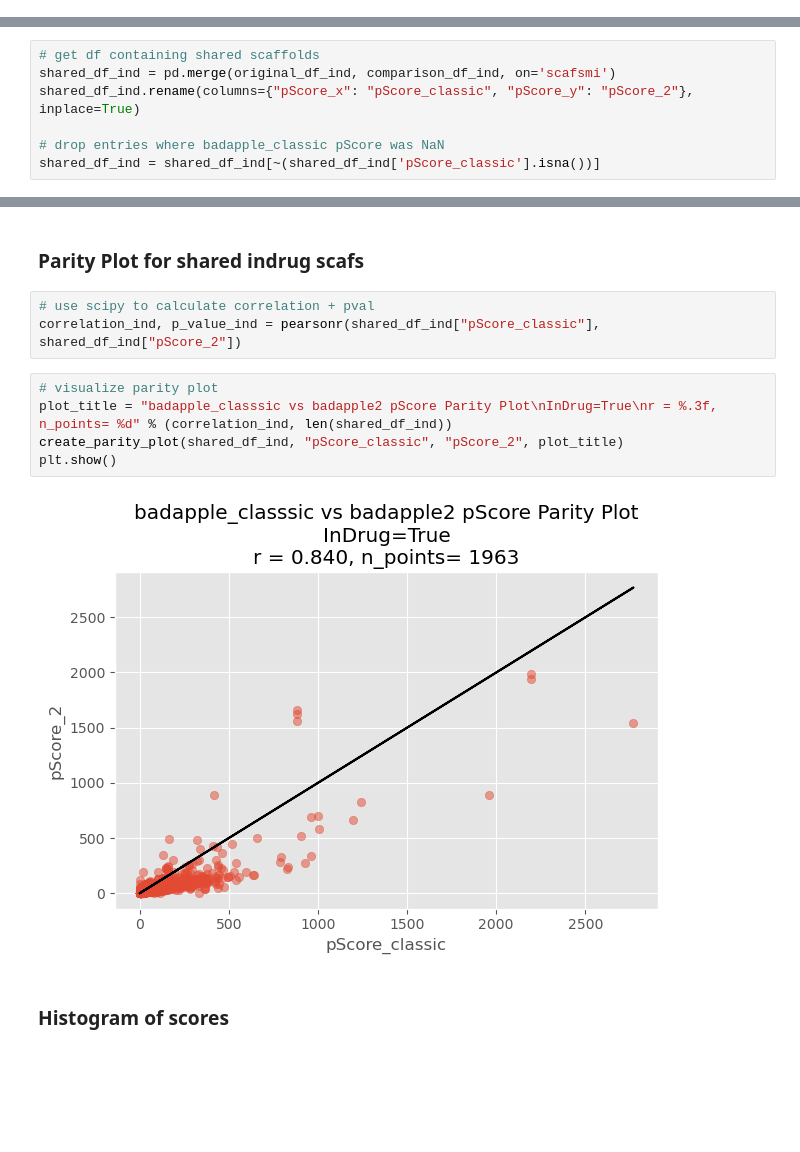
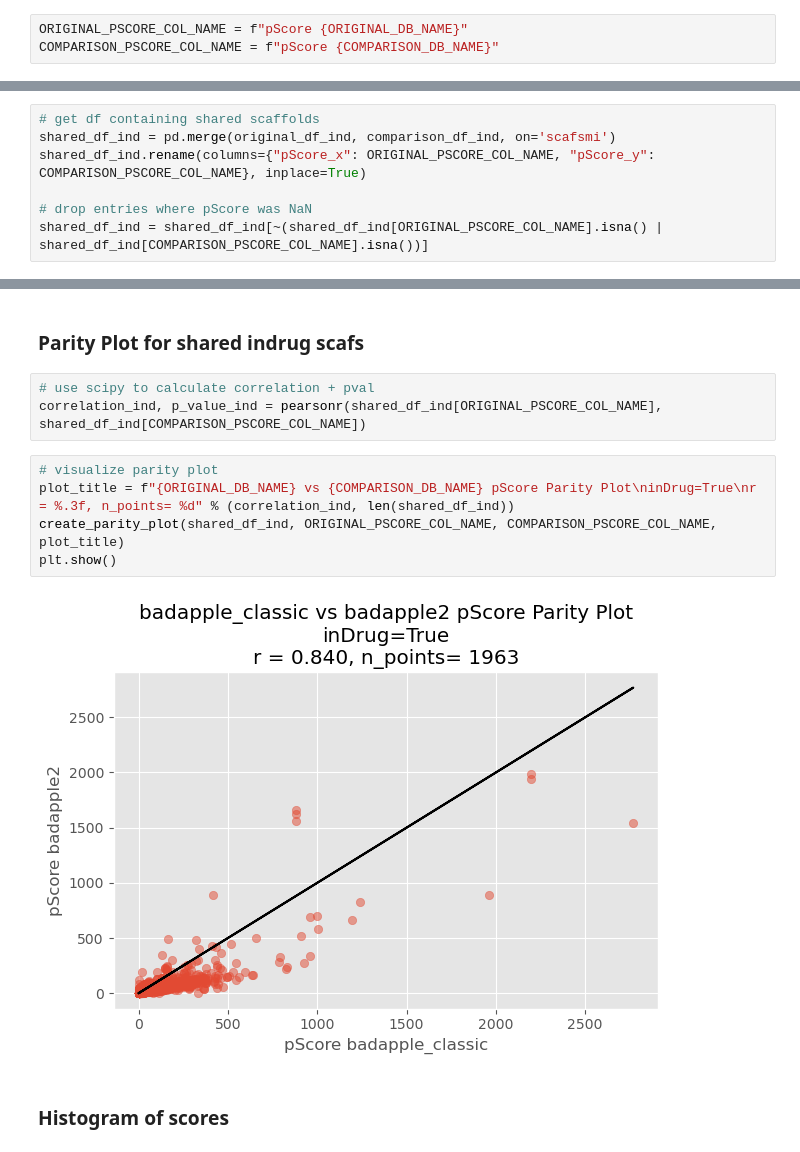
Before and after one commit to unmtransinfo/Badapple2, a Jupyter notebook: src/notebooks/badapple2-vs-badapple_classic.ipynb, the cells around one changed output, grey strips where cells are left out. Drawn from its saved outputs; the diff is of its cells as text; blank space fills up the shorter version.

Commit message:
update comparison notebooks

```diff
--- a/src/notebooks/badapple2-vs-badapple_classic.ipynb
+++ b/src/notebooks/badapple2-vs-badapple_classic.ipynb
@@ -83,6 +81,9 @@ summary_df
 # %% [markdown]
 # pScore Comparison
 Note: Have validated through [validate_pScore_differences.sql](../sql/validate_pScore_differences.sql) that in all cases where pScores differ the scaffold statistics (nsub_tested, nsub_active, etc) also differ (as expected).
+# %%
+ORIGINAL_PSCORE_COL_NAME = f"pScore {ORIGINAL_DB_NAME}"
+COMPARISON_PSCORE_COL_NAME = f"pScore {COMPARISON_DB_NAME}"
 # %%
 def get_pScores(db_cursor, db_conn):
     query = sql.SQL("SELECT scafsmi, pScore FROM scaffold order by scafsmi")
@@ -425,10 +424,10 @@ comparison_df_ind = get_pScore_df(comparison_pScores_ind, dropna=False)
 # %%
 # get df containing shared scaffolds
 shared_df_ind = pd.merge(original_df_ind, comparison_df_ind, on='scafsmi')
-shared_df_ind.rename(columns={"pScore_x": "pScore_classic", "pScore_y": "pScore_2"}, inplace=True)
+shared_df_ind.rename(columns={"pScore_x": ORIGINAL_PSCORE_COL_NAME, "pScore_y": COMPARISON_PSCORE_COL_NAME}, inplace=True)
 
-# drop entries where badapple_classic pScore was NaN
-shared_df_ind = shared_df_ind[~(shared_df_ind['pScore_classic'].isna())]
+# drop entries where pScore was NaN
+shared_df_ind = shared_df_ind[~(shared_df_ind[ORIGINAL_PSCORE_COL_NAME].isna() | shared_df_ind[COMPARISON_PSCORE_COL_NAME].isna())]
 # %%
 shared_df_ind
 # %% [output]
@@ -449,14 +448,14 @@ shared_df_ind
 ### Parity Plot for shared indrug scafs
 # %%
 # use scipy to calculate correlation + pval
-correlation_ind, p_value_ind = pearsonr(shared_df_ind["pScore_classic"], shared_df_ind["pScore_2"])
+correlation_ind, p_value_ind = pearsonr(shared_df_ind[ORIGINAL_PSCORE_COL_NAME], shared_df_ind[COMPARISON_PSCORE_COL_NAME])
 # %%
 # visualize parity plot
-plot_title = "badapple_classsic vs badapple2 pScore Parity Plot\nInDrug=True\nr = %.3f, n_points= %d" % (correlation_ind, len(shared_df_ind))
-create_parity_plot(shared_df_ind, "pScore_classic", "pScore_2", plot_title)
+plot_title = f"{ORIGINAL_DB_NAME} vs {COMPARISON_DB_NAME} pScore Parity Plot\ninDrug=True\nr = %.3f, n_points= %d" % (correlation_ind, len(shared_df_ind))
+create_parity_plot(shared_df_ind, ORIGINAL_PSCORE_COL_NAME, COMPARISON_PSCORE_COL_NAME, plot_title)
 plt.show()
 # %% [output]
-[figure, old version]
+[figure, new version]
 # %% [markdown]
 ### Histogram of scores
 # %% [markdown]
```
Also changed, not shown: parts of 37 cells of this notebook, 4 other files.
